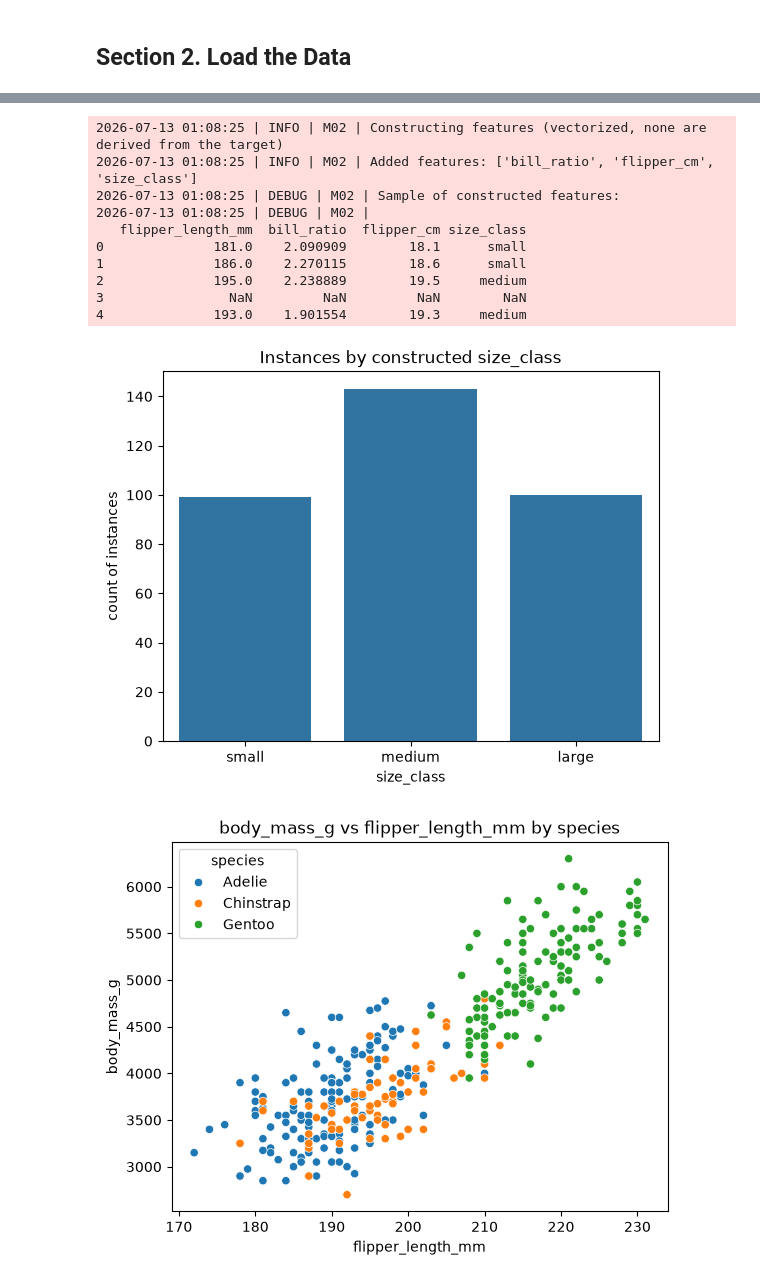
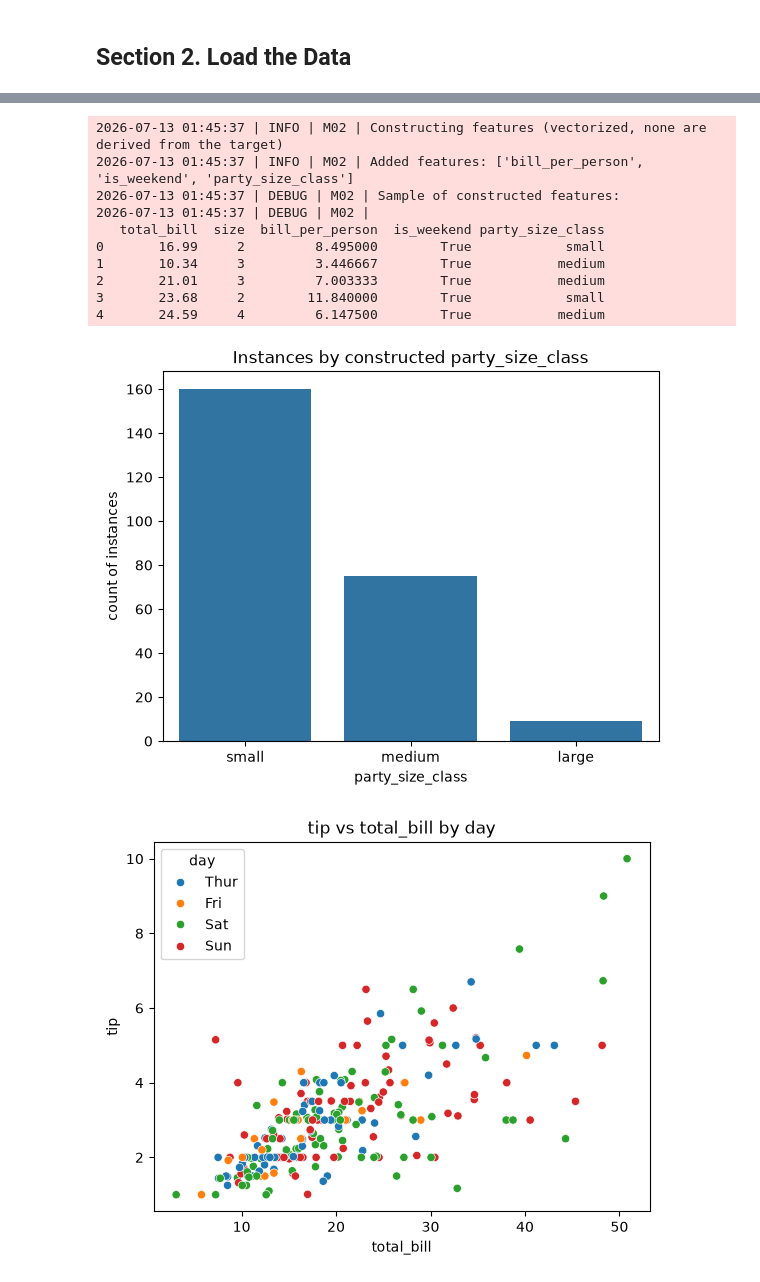
Before and after one commit to Jaya-srini/ml-02-features, a Jupyter notebook: notebooks/ml_02_jaya.ipynb, the cells around one changed output, grey strips where cells are left out. Cells and saved outputs as stored; diff of their text form; code cells hidden in the pictures.

Commit message:
custom proj - update files

```diff
--- a/notebooks/ml_02_jaya.ipynb
+++ b/notebooks/ml_02_jaya.ipynb
@@ -173,9 +177,8 @@ pd.set_option("display.width", 120)
 # Experiment with different ones to see what they contain.
 # You can also load from CSV files, databases, or APIs and process is similar.
 
-# CUSTOM: In this example, I load a Seaborn dataset by name (no external CSV).
-# Change to explore a different dataset.
-DATASET_NAME: Final[str] = "penguins"
+# CUSTOM: Applying the M2 process to a new dataset/domain: restaurant tips.
+DATASET_NAME: Final[str] = "tips"
 
 LOG.info(f"Loading dataset: {DATASET_NAME}")
 df: pd.DataFrame = sns.load_dataset(DATASET_NAME)
@@ -199,19 +195,11 @@ YOU decide which columns to keep, drop, or treat with suspicion.
 # %%
 # === Section 3. Assess the Data ===
 
-# CUSTOM: ANALYST CHOICE - the column you intend to predict.
-# Naming it now to watch for features that would leak it.
 
-INTENDED_TARGET: Final[str] = "body_mass_g"
+INTENDED_TARGET: Final[str] = "tip"
 LOG.info(f"The intended target is '{INTENDED_TARGET}'.")
 LOG.info("Any feature derived FROM the target would leak the answer. Avoid those.")
 
-
-# Report facts an analyst needs to judge whether columns are useful.
-
-# WHY: Missingness, type, and basic spread tell us whether a column can
-# carry signal and whether it is populated enough to rely on.
-# This code reports those facts; it does not decide which columns to keep.
 
 LOG.info("Per-column completeness and type:")
 
@@ -260,71 +242,59 @@ We need to determine usefulness.
 # %%
 # === Section 4. Construct Features ===
 
-"""Derive new features from existing columns (vectorized).
-
-WHY: New inputs can make a real pattern easier for a model to use.
-These operate on whole columns at once (no Python loop).
-None of them is built from the intended target, so they cannot leak it.
-
-Built here:
-- bill_ratio: bill_length_mm / bill_depth_mm  (shape, unitless)
-- flipper_cm: flipper_length_mm / 10            (rescaled)
-- size_class: a category from flipper length    (binned)
-
-"""
 LOG.info("Constructing features (vectorized, none are derived from the target)")
 
 # Work on a copy so the original stays unchanged.
 # Follow current pandas idiom:
 # assign explicitly; avoid chained inplace, which silently does nothing
 df_feat: pd.DataFrame = df.copy()
 
-df_feat["bill_ratio"] = df_feat["bill_length_mm"] / df_feat["bill_depth_mm"]
-df_feat["flipper_cm"] = df_feat["flipper_length_mm"] / 10.0
+df_feat["bill_per_person"] = df_feat["total_bill"] / df_feat["size"]
+df_feat["is_weekend"] = df_feat["day"].isin(["Sat", "Sun"])
 
 # A categorical feature via binning. Bins are an ANALYST CHOICE.
-df_feat["size_class"] = pd.cut(
-    df_feat["flipper_length_mm"],
-    bins=[0, 190, 210, np.inf],
+df_feat["party_size_class"] = pd.cut(
+    df_feat["size"],
+    bins=[0, 2, 4, np.inf],
     labels=["small", "medium", "large"],
 )
 
-new_cols: list[str] = ["bill_ratio", "flipper_cm", "size_class"]
+new_cols: list[str] = ["bill_per_person", "is_weekend", "party_size_class"]
 
 LOG.info(f"Added features: {new_cols}")
 
 LOG.debug("Sample of constructed features:")
-LOG.debug(f"\n{df_feat[['flipper_length_mm', *new_cols]].head()}")
+LOG.debug(f"\n{df_feat[['total_bill', 'size', *new_cols]].head()}")
 
 # Show the new categorical feature.
 # Visualize in every project.
 
 plt.figure()
-sns.countplot(data=df_feat, x="size_class")
-plt.title("Instances by constructed size_class")
-plt.xlabel("size_class")
+sns.countplot(data=df_feat, x="party_size_class")
+plt.title("Instances by constructed party_size_class")
+plt.xlabel("party_size_class")
 plt.ylabel("count of instances")
 plt.show()
 
-# flipper length looks strongly related to body mass
+# total_bill looks strongly related to tip
 plt.figure()
-sns.scatterplot(data=df_feat, x="flipper_length_mm", y=INTENDED_TARGET, hue="species")
-plt.title(f"{INTENDED_TARGET} vs flipper_length_mm by species")
-plt.xlabel("flipper_length_mm")
+sns.scatterplot(data=df_feat, x="total_bill", y=INTENDED_TARGET, hue="day")
+plt.title(f"{INTENDED_TARGET} vs total_bill by day")
+plt.xlabel("total_bill")
 plt.ylabel(INTENDED_TARGET)
 plt.show()
 # %% [output]
-2026-07-13 01:08:25 | INFO | M02 | Constructing features (vectorized, none are derived from the target)
-2026-07-13 01:08:25 | INFO | M02 | Added features: ['bill_ratio', 'flipper_cm', 'size_class']
-2026-07-13 01:08:25 | DEBUG | M02 | Sample of constructed features:
-2026-07-13 01:08:25 | DEBUG | M02 |
-   flipper_length_mm  bill_ratio  flipper_cm size_class
-0              181.0    2.090909        18.1      small
-1              186.0    2.270115        18.6      small
-2              195.0    2.238889        19.5     medium
-3                NaN         NaN         NaN        NaN
-4              193.0    1.901554        19.3     medium
+2026-07-13 01:45:37 | INFO | M02 | Constructing features (vectorized, none are derived from the target)
+2026-07-13 01:45:37 | INFO | M02 | Added features: ['bill_per_person', 'is_weekend', 'party_size_class']
+2026-07-13 01:45:37 | DEBUG | M02 | Sample of constructed features:
+2026-07-13 01:45:37 | DEBUG | M02 |
+   total_bill  size  bill_per_person  is_weekend party_size_class
+0       16.99     2         8.495000        True            small
+1       10.34     3         3.446667        True           medium
+2       21.01     3         7.003333        True           medium
+3       23.68     2        11.840000        True            small
+4       24.59     4         6.147500        True           medium
-[figure, old version]
+[figure, new version]
-[figure, old version]
+[figure, new version]
 # %% [markdown]
 ## Section 5. Summary and Next Steps
```
Also changed, not shown: parts of 15 cells of this notebook, 6 other files.
